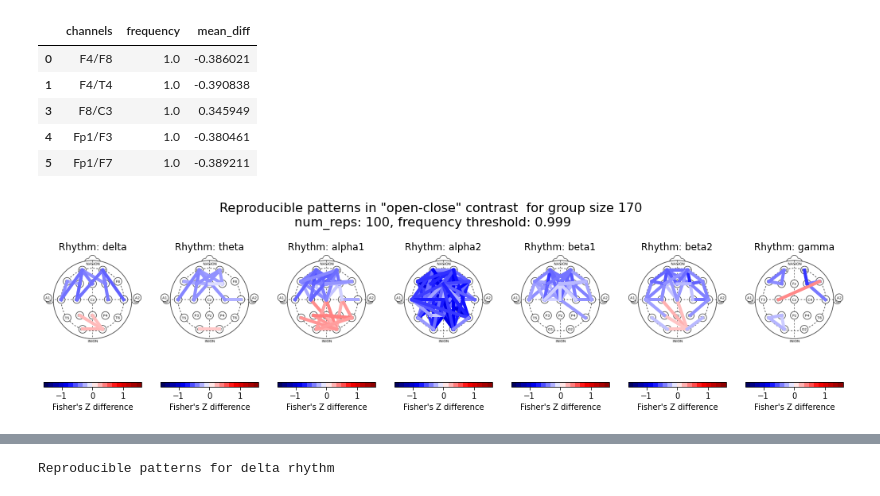
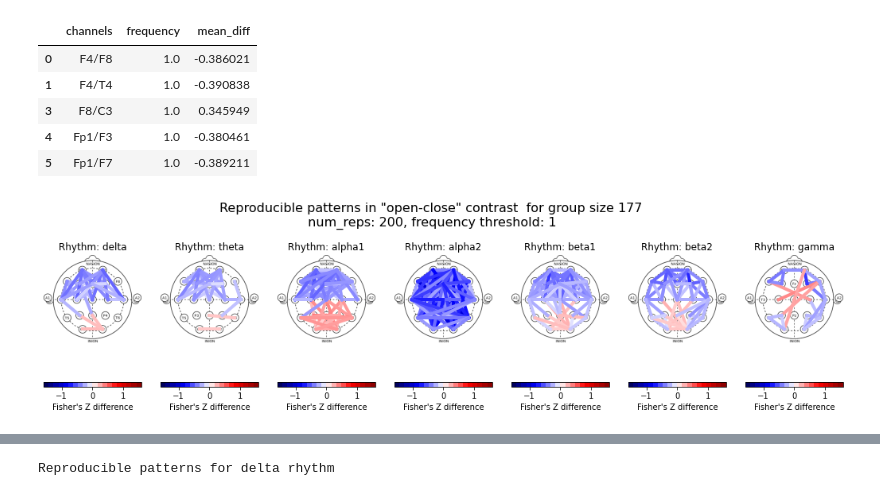
Before and after one commit to iknyazeva/EEGAnalysis, a Jupyter notebook: OpenVSCloseComparison.ipynb, the cells around one changed output, grey strips where cells are left out. Saved outputs shown, nothing was run; the diff lists cells and outputs as text; code cells hidden in the pictures.

```diff
--- a/OpenVSCloseComparison.ipynb
+++ b/OpenVSCloseComparison.ipynb
@@ -493,8 +493,8 @@ Reproducible patterns for gamma rhythm
 | 5 | Fp1/F7 | 1.0 | -0.389211 |
 # %%
 %%time
-group_size = 170
-obj, pattern = plot_reproducibility_pattern(size=group_size, band=[1,2,3,4,5,6,7], num_perms=1000, num_reps=100, factor=0.999,
-                                           thres=0.001, cmap=cmap, vmin=vmin_, vmax=vmax_, figsize=(18, 4))
+group_size = 177
+obj, pattern = plot_reproducibility_pattern(size=group_size, band=[1,2,3,4,5,6,7], num_perms=10000, num_reps=200, factor=1,
+                                           thres=0.001, cmap=cmap, vmin=vmin_, vmax=vmax_, figsize=(18, 4), replace=True)
 # %% [output]
-[figure, old version]
+[figure, new version]
```
Also changed, not shown: parts of 1 cell of this notebook, 6 other files.
